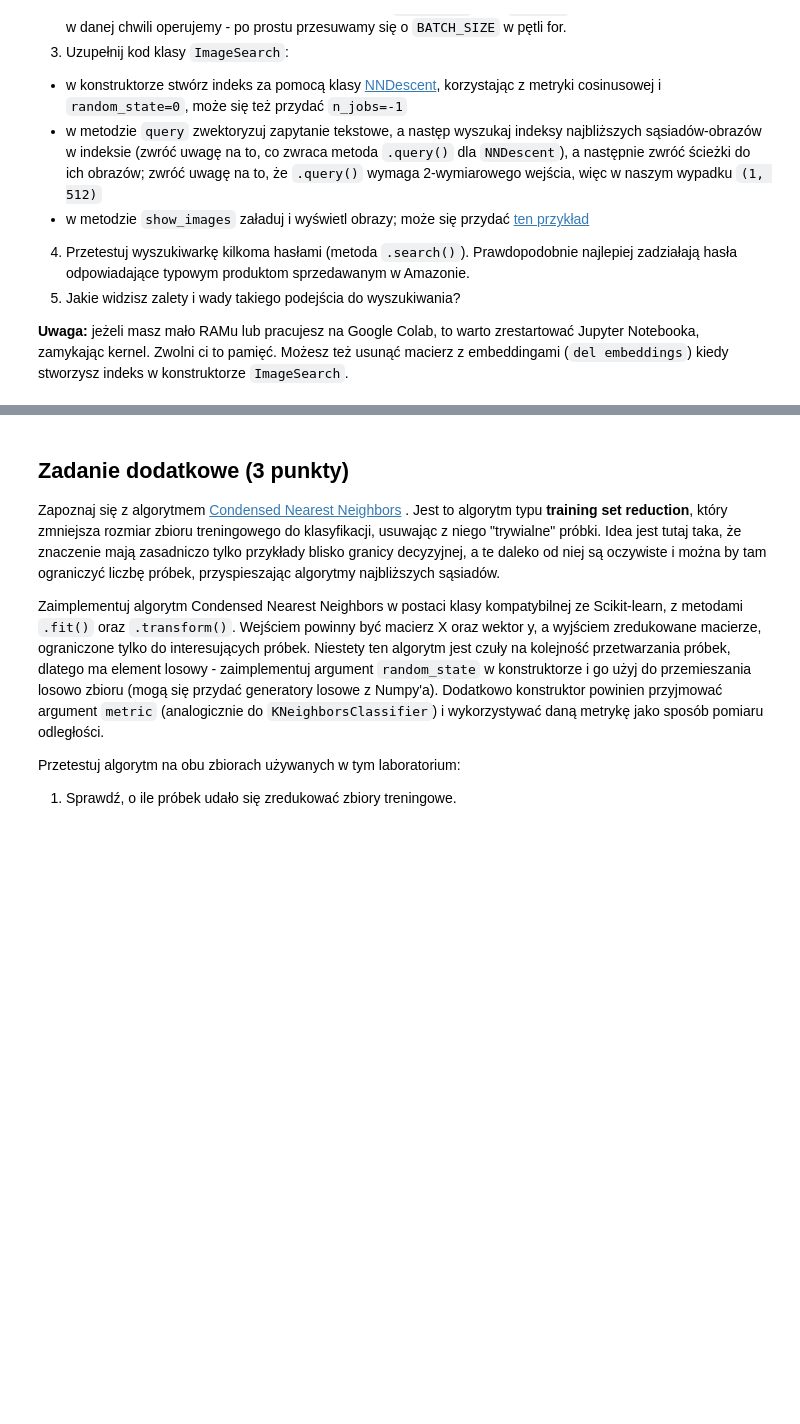
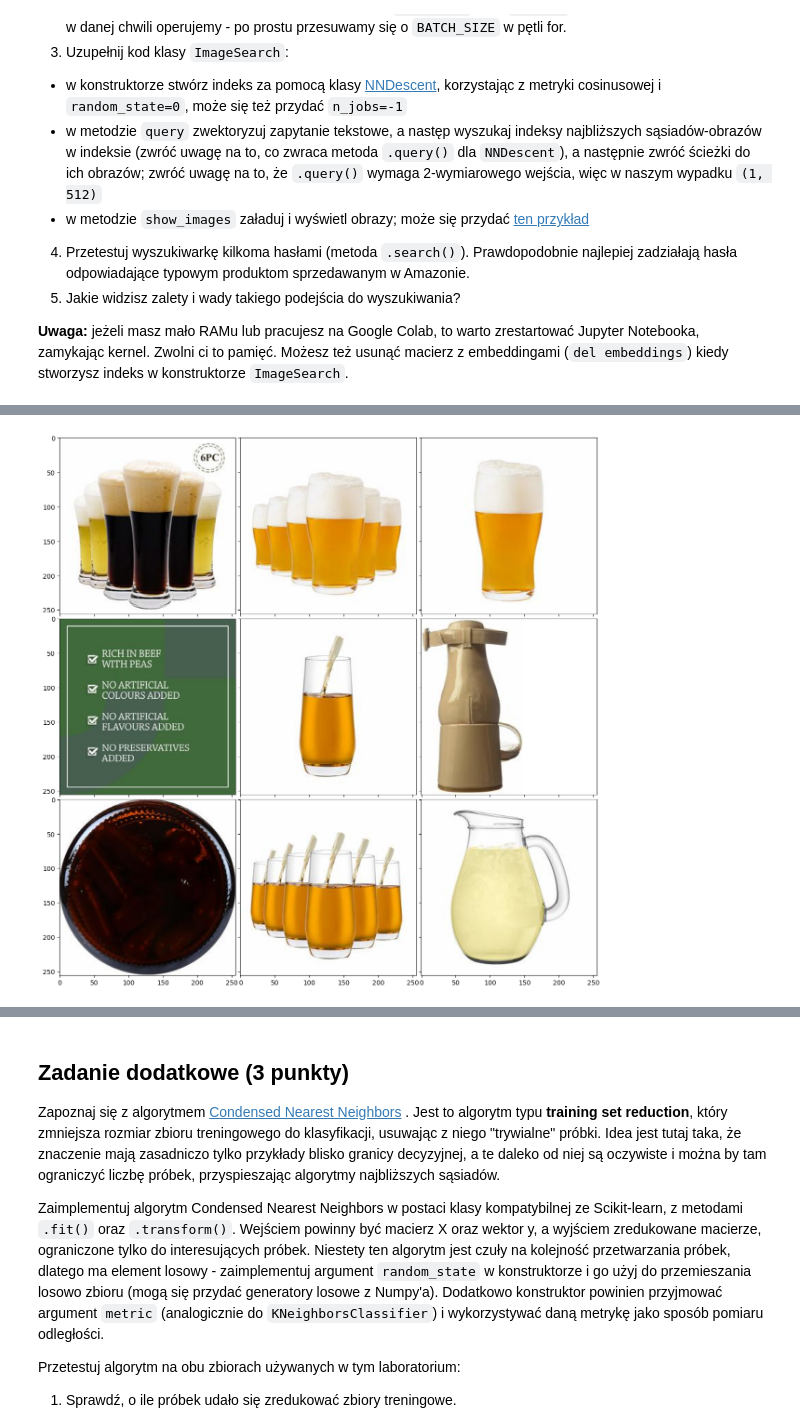
Before and after one commit to Jeremylaby/podstawy-uczenia-maszynowego-24-25, a Jupyter notebook: lab2/notebook.ipynb, the cells around one changed output, grey strips where cells are left out. Saved outputs shown, nothing was run; the diff lists cells and outputs as text; code cells hidden in the pictures; blank space fills up the shorter version.

```diff
--- a/lab2/notebook.ipynb
+++ b/lab2/notebook.ipynb
@@ -857,0 +897,4 @@ image_search.search("blue pillow")
+# %%
+image_search.search("beer")
+# %% [output]
+[figure, added]
```
Also changed, not shown: parts of 10 cells of this notebook.
